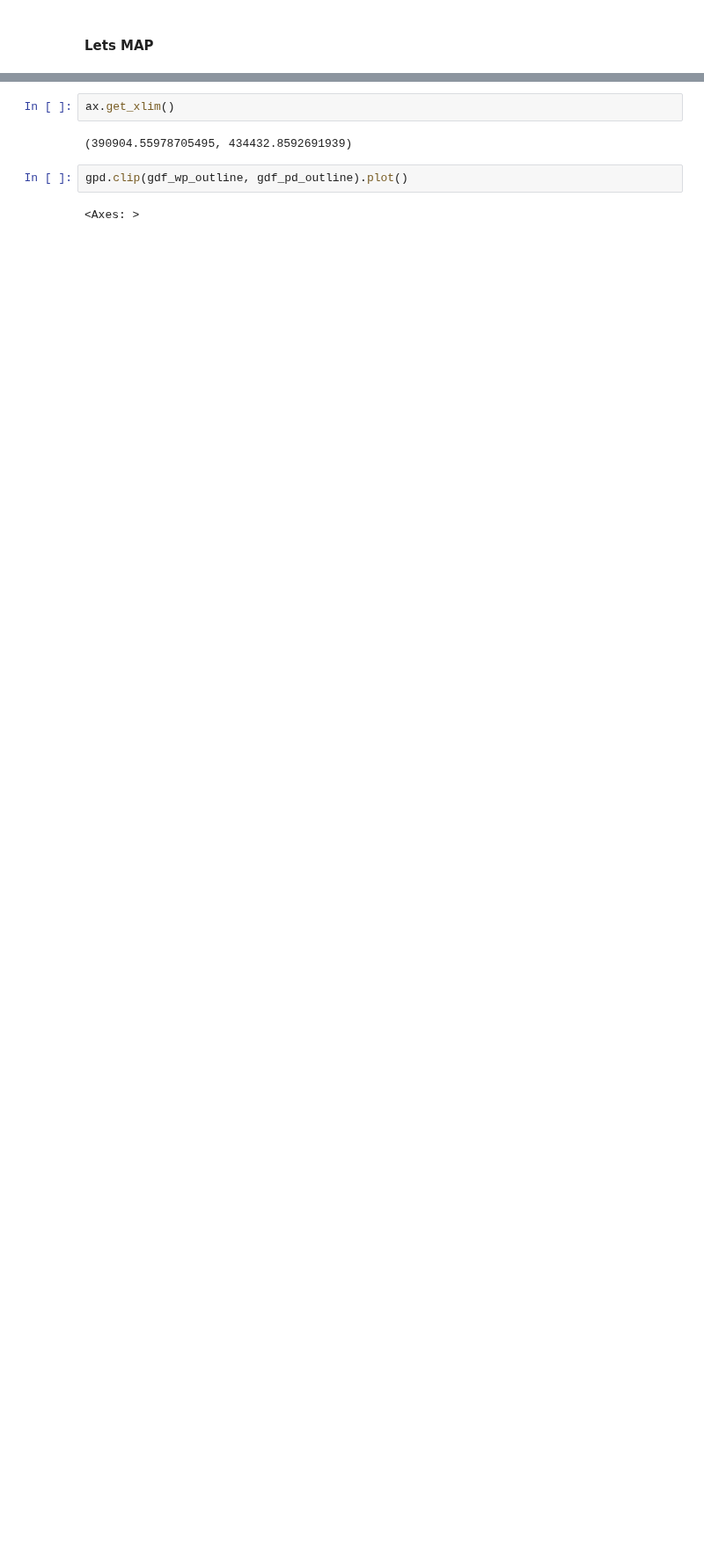
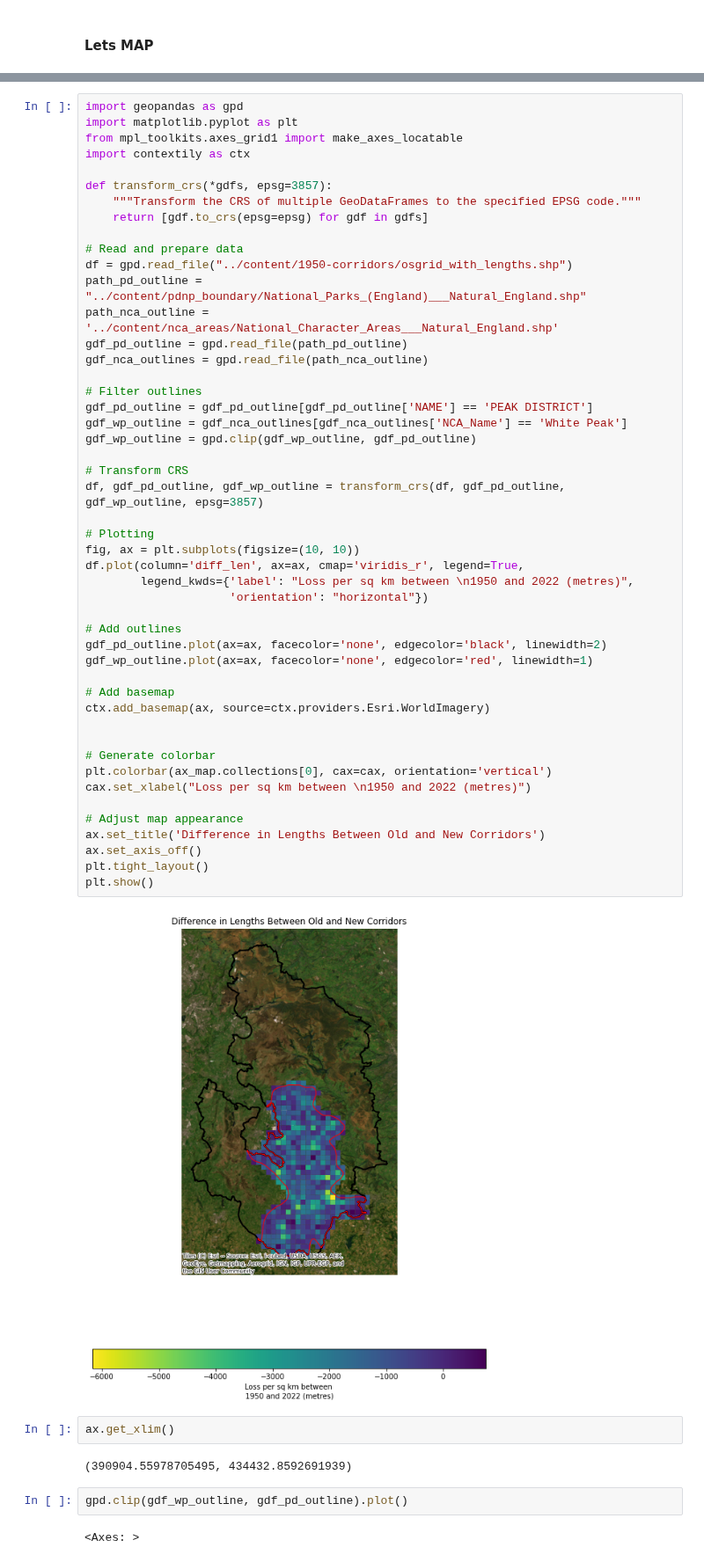
Before and after one commit to pdnpa/cnn-boundaries, a Jupyter notebook: notebooks/label-analysis.ipynb, the cells around one changed output, grey strips where cells are left out. Shown at 88% size. Drawn from its saved outputs; the diff is of its cells as text; blank space fills up the shorter version.

```diff
--- a/notebooks/label-analysis.ipynb
+++ b/notebooks/label-analysis.ipynb
@@ -269,3 +266,53 @@ plt.show()
+# %%
+import geopandas as gpd
+import matplotlib.pyplot as plt
+from mpl_toolkits.axes_grid1 import make_axes_locatable
+import contextily as ctx
+
+def transform_crs(*gdfs, epsg=3857):
+    """Transform the CRS of multiple GeoDataFrames to the specified EPSG code."""
+    return [gdf.to_crs(epsg=epsg) for gdf in gdfs]
+
+# Read and prepare data
+df = gpd.read_file("../content/1950-corridors/osgrid_with_lengths.shp")
+path_pd_outline = "../content/pdnp_boundary/National_Parks_(England)___Natural_England.shp"
+path_nca_outline = '../content/nca_areas/National_Character_Areas___Natural_England.shp'
+gdf_pd_outline = gpd.read_file(path_pd_outline)
+gdf_nca_outlines = gpd.read_file(path_nca_outline)
+
+# Filter outlines
+gdf_pd_outline = gdf_pd_outline[gdf_pd_outline['NAME'] == 'PEAK DISTRICT']
+gdf_wp_outline = gdf_nca_outlines[gdf_nca_outlines['NCA_Name'] == 'White Peak']
+gdf_wp_outline = gpd.clip(gdf_wp_outline, gdf_pd_outline)
+
+# Transform CRS
+df, gdf_pd_outline, gdf_wp_outline = transform_crs(df, gdf_pd_outline, gdf_wp_outline, epsg=3857)
+
+# Plotting
+fig, ax = plt.subplots(figsize=(10, 10))
+df.plot(column='diff_len', ax=ax, cmap='viridis_r', legend=True,
+        legend_kwds={'label': "Loss per sq km between \n1950 and 2022 (metres)",
+                     'orientation': "horizontal"})
+
+# Add outlines
+gdf_pd_outline.plot(ax=ax, facecolor='none', edgecolor='black', linewidth=2)
+gdf_wp_outline.plot(ax=ax, facecolor='none', edgecolor='red', linewidth=1)
+
+# Add basemap
+ctx.add_basemap(ax, source=ctx.providers.Esri.WorldImagery)
+
+
+# Generate colorbar
+plt.colorbar(ax_map.collections[0], cax=cax, orientation='vertical')
+cax.set_xlabel("Loss per sq km between \n1950 and 2022 (metres)")
+
+# Adjust map appearance
+ax.set_title('Difference in Lengths Between Old and New Corridors')
+ax.set_axis_off()
+plt.tight_layout()
+plt.show()
+# %% [output]
+[figure, added]
 # %%
 ax.get_xlim()
 # %% [output]
```
Also changed, not shown: parts of 6 cells of this notebook.
